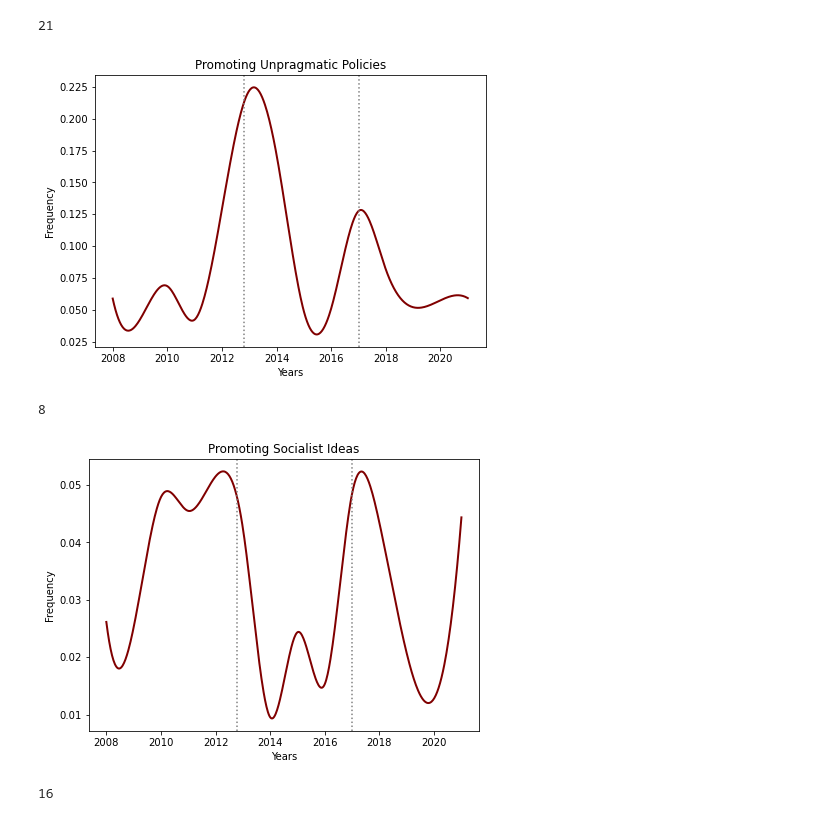
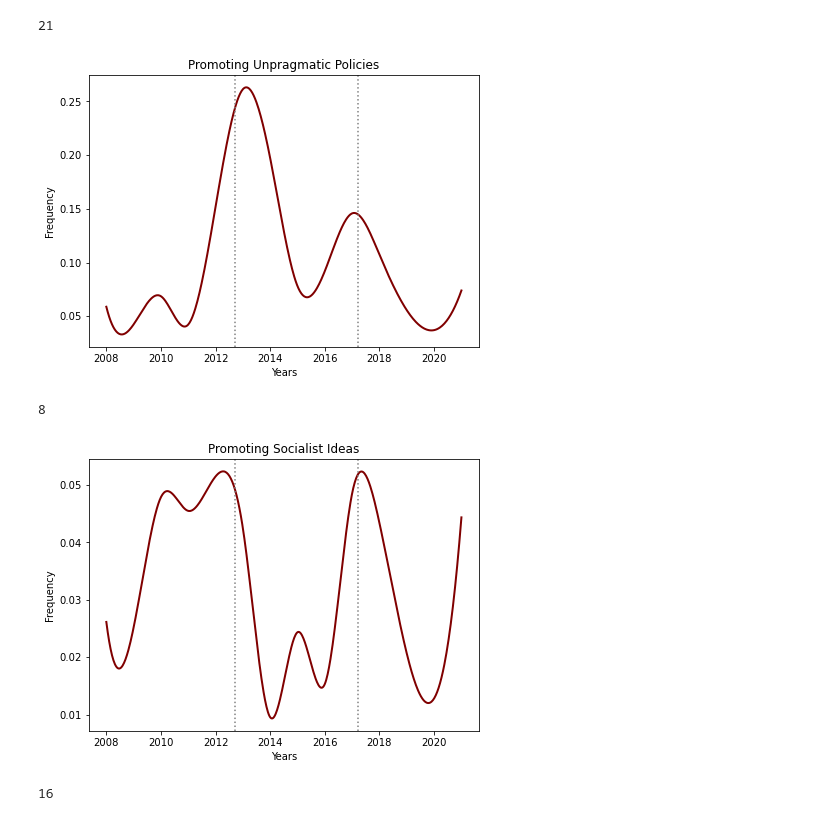
Before and after one commit to macs30200-s22/replication-materials-javad-e, a Jupyter notebook: analysis/word_count.ipynb, the cells around one changed output. Cells and saved outputs as stored; diff of their text form; code cells hidden in the pictures.

```diff
--- a/analysis/word_count.ipynb
+++ b/analysis/word_count.ipynb
@@ -23,6 +23,7 @@ speeches.tail()
 | 411 | 1394 | جنتی | ['آيت', 'الله', 'احمد', 'جنتي', '... | 1249 |
 # %%
 def count_instances(df, word):
+    """ Count word instances in a speech """
     counter = 0
     n_words_mean = df['n_words'].mean()
     for i in range(len(df)):
@@ -39,6 +40,7 @@ YEARS
 [1387, 1388, 1389, 1390, 1392, 1393, 1394, 1395, 1396, 1397, 1398, 1400]
 # %%
 def annual_freq(word):
+    """ Find annual frequencies """
     freqs = []
     for year in YEARS:
         word_count = count_instances(speeches[speeches['year']==year], word)
@@ -62,6 +64,7 @@ annual_freq('خامنه')
  0.039447731755424056]
 # %%
 def categorical_freqs(category_w):
+    """ Find frequencies for a given dictionary """
     all_freqs = [0] * len(YEARS)
     for w in category_w:
         single_w_freqs = annual_freq(w)
@@ -78,11 +81,12 @@ def plot_freqs(title, freqs):
     X_Y_Spline = make_interp_spline(years_g, freqs)
     X_ = np.linspace(years_g[0], years_g[-1], 500)
     Y_ = X_Y_Spline(X_)
+    Y_ = [max([y, 0]) for y in Y_]
 
     plt.figure(figsize=(7,5))
     plt.plot(X_, Y_, color='maroon', linewidth=2)
-    plt.axvline(x=1391.8+CONVERT_Y, linestyle='dotted', color='gray')
-    plt.axvline(x=1396+CONVERT_Y, linestyle='dotted', color='gray')
+    plt.axvline(x=1391.7+CONVERT_Y, linestyle='dotted', color='gray')
+    plt.axvline(x=1396.2+CONVERT_Y, linestyle='dotted', color='gray')
     plt.title(title)
     plt.xlabel("Years")
     plt.ylabel("Frequency")
@@ -98,11 +98,11 @@ len(economic_w)
 # %% [output]
 21
 # %%
-unpragmatic_w = ['مقاومتی', 'بانک', 'کفایی', 'هسته', 'استقلال', 'سودبانکی', 'توسعه اسلامی', 'الگوی پیشرفت']
+unpragmatic_w = ['مقاومتي', 'بانک', 'کفایی', 'هسته', 'استقلال', 'سودبانکی', 'توسعه اسلامی', 'الگوی پیشرفت']
 unpragmatic_freqs = categorical_freqs(unpragmatic_w)
 plot_freqs('Promoting Unpragmatic Policies', unpragmatic_freqs)
 # %% [output]
-[figure, old version]
+[figure, new version]
 # %%
 len(unpragmatic_w)
 # %% [output]
@@ -113,7 +113,7 @@ socialist_w = ['بیمه', 'جهادی', 'بسیج', 'کوپن', 'صدقه', 'پ
 socialist_freqs = categorical_freqs(socialist_w)
 plot_freqs('Promoting Socialist Ideas', socialist_freqs)
 # %% [output]
-[figure, old version]
+[figure, new version]
 # %%
 len(socialist_w)
 # %% [output]
```
Also changed, not shown: parts of 12 cells of this notebook.
